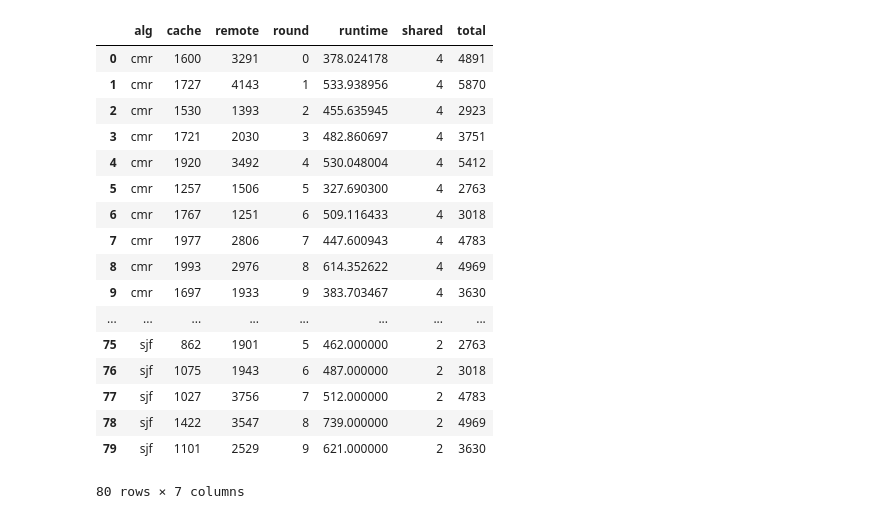
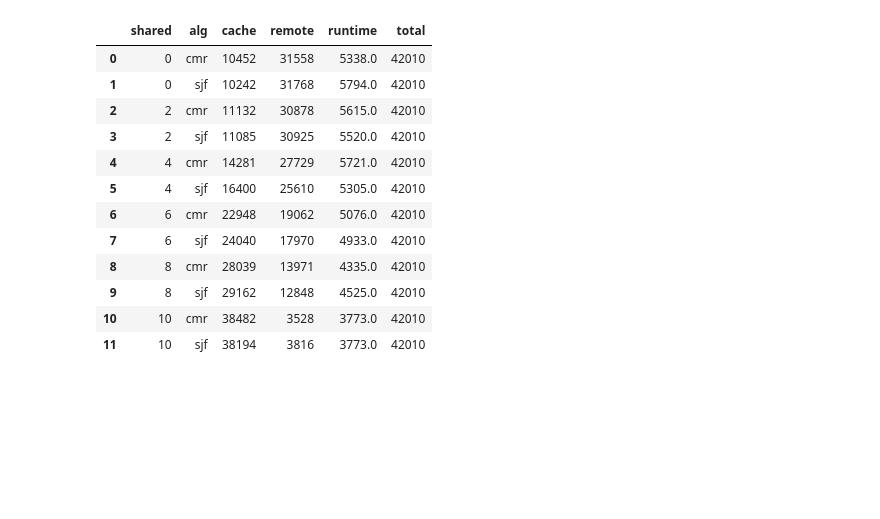
Before and after one commit to UmasouTTT/Kariz, a Jupyter notebook: code/ipython/multidag_wshare_results.ipynb, the cells around one changed output. Saved outputs shown, nothing was run; the diff lists cells and outputs as text; code cells hidden in the pictures; blank space fills up the shorter version.

```diff
--- a/code/ipython/multidag_wshare_results.ipynb
+++ b/code/ipython/multidag_wshare_results.ipynb
@@ -23,16 +0,0 @@ with open(fpath, 'r') as fd:
-# %%
-fpath='/local0/Kariz/expriments/simulator/multidag/multidag_run_md_8_cmr.json'
-
-with open(fpath, 'r') as fd:
-    raw_data = json.loads(fd.read())
-
-    for it in raw_data:
-        round_stats = raw_data[it]
-        round_cached = 0
-        round_total = 0
-        for gid in round_stats:
-            dag_stats = round_stats[gid]['stats']
-            for stat in dag_stats:
-                round_cached += stat['cached_size']
-                round_total += stat['total_size']
-        print(it, round_cached, round_total)
@@ -50,18 +1,24 @@ with open(fpath, 'r') as fd:
 # %%
-fpaths=['/local0/Kariz/expriments/simulator/multidag/multidag_run_md_4_cmr.json',
-       '/local0/Kariz/expriments/simulator/multidag/multidag_run_md_10_cmr.json',
-       '/local0/Kariz/expriments/simulator/multidag/multidag_run_md_8_sjf.json',
-       '/local0/Kariz/expriments/simulator/multidag/multidag_run_md_4_sjf.json',
-       '/local0/Kariz/expriments/simulator/multidag/multidag_run_md_6_sjf.json',
-       '/local0/Kariz/expriments/simulator/multidag/multidag_run_md_0_sjf.json',
-       '/local0/Kariz/expriments/simulator/multidag/multidag_run_md_10_sjf.json',
-       '/local0/Kariz/expriments/simulator/multidag/multidag_run_md_2_sjf.json',]
+import json
+import pandas as pd
+
+fpaths=['/local0/Kariz/expriments/simulator/multidag/multidag_run_md_0_cmr.json',
+    '/local0/Kariz/expriments/simulator/multidag/multidag_run_md_2_cmr.json',
+    '/local0/Kariz/expriments/simulator/multidag/multidag_run_md_4_cmr.json',
+    '/local0/Kariz/expriments/simulator/multidag/multidag_run_md_6_cmr.json',
+    '/local0/Kariz/expriments/simulator/multidag/multidag_run_md_8_cmr.json',
+    '/local0/Kariz/expriments/simulator/multidag/multidag_run_md_10_cmr.json',
+    '/local0/Kariz/expriments/simulator/multidag/multidag_run_md_8_sjf.json',
+    '/local0/Kariz/expriments/simulator/multidag/multidag_run_md_4_sjf.json',
+    '/local0/Kariz/expriments/simulator/multidag/multidag_run_md_6_sjf.json',
+    '/local0/Kariz/expriments/simulator/multidag/multidag_run_md_0_sjf.json',
+    '/local0/Kariz/expriments/simulator/multidag/multidag_run_md_10_sjf.json',
+    '/local0/Kariz/expriments/simulator/multidag/multidag_run_md_2_sjf.json',]
 
 df_data = []
 
 for fpath in fpaths:
     shared, alg = fpath.split('/')[-1].split('.')[0].split('_')[-2:]
-    print(shared, alg)
     with open(fpath, 'r') as fd:
         raw_data = json.loads(fd.read())
 
@@ -82,5 +39,8 @@ for fpath in fpaths:
                            'round': it, 'runtime': total_runtime, 'remote': round_total -  round_cached})
       #      print(it, round_cached, round_total)
 df = pd.DataFrame(df_data)
-df
+df.head(5)
+
+agg_df = df.groupby(['shared', 'alg']).agg('sum').reset_index()
+agg_df
 # %% [output]
@@ -95,18 +47,13 @@ df
-|  | alg | cache | remote | round | runtime | shared | total |
-| 0 | cmr | 1600 | 3291 | 0 | 378.024178 | 4 | 4891 |
-| 1 | cmr | 1727 | 4143 | 1 | 533.938956 | 4 | 5870 |
-| 2 | cmr | 1530 | 1393 | 2 | 455.635945 | 4 | 2923 |
-| 3 | cmr | 1721 | 2030 | 3 | 482.860697 | 4 | 3751 |
-| 4 | cmr | 1920 | 3492 | 4 | 530.048004 | 4 | 5412 |
-| 5 | cmr | 1257 | 1506 | 5 | 327.690300 | 4 | 2763 |
-| 6 | cmr | 1767 | 1251 | 6 | 509.116433 | 4 | 3018 |
-| 7 | cmr | 1977 | 2806 | 7 | 447.600943 | 4 | 4783 |
-| 8 | cmr | 1993 | 2976 | 8 | 614.352622 | 4 | 4969 |
-| 9 | cmr | 1697 | 1933 | 9 | 383.703467 | 4 | 3630 |
-| ... | ... | ... | ... | ... | ... | ... | ... |
-| 75 | sjf | 862 | 1901 | 5 | 462.000000 | 2 | 2763 |
-| 76 | sjf | 1075 | 1943 | 6 | 487.000000 | 2 | 3018 |
-| 77 | sjf | 1027 | 3756 | 7 | 512.000000 | 2 | 4783 |
-| 78 | sjf | 1422 | 3547 | 8 | 739.000000 | 2 | 4969 |
-| 79 | sjf | 1101 | 2529 | 9 | 621.000000 | 2 | 3630 |
+|  | shared | alg | cache | remote | runtime | total |
+| 0 | 0 | cmr | 10452 | 31558 | 5338.0 | 42010 |
+| 1 | 0 | sjf | 10242 | 31768 | 5794.0 | 42010 |
+| 2 | 2 | cmr | 11132 | 30878 | 5615.0 | 42010 |
+| 3 | 2 | sjf | 11085 | 30925 | 5520.0 | 42010 |
+| 4 | 4 | cmr | 14281 | 27729 | 5721.0 | 42010 |
+| 5 | 4 | sjf | 16400 | 25610 | 5305.0 | 42010 |
+| 6 | 6 | cmr | 22948 | 19062 | 5076.0 | 42010 |
+| 7 | 6 | sjf | 24040 | 17970 | 4933.0 | 42010 |
+| 8 | 8 | cmr | 28039 | 13971 | 4335.0 | 42010 |
+| 9 | 8 | sjf | 29162 | 12848 | 4525.0 | 42010 |
+| 10 | 10 | cmr | 38482 | 3528 | 3773.0 | 42010 |
+| 11 | 10 | sjf | 38194 | 3816 | 3773.0 | 42010 |
-80 rows × 7 columns
```
Also changed, not shown: parts of 8 cells of this notebook, 20 other files.
